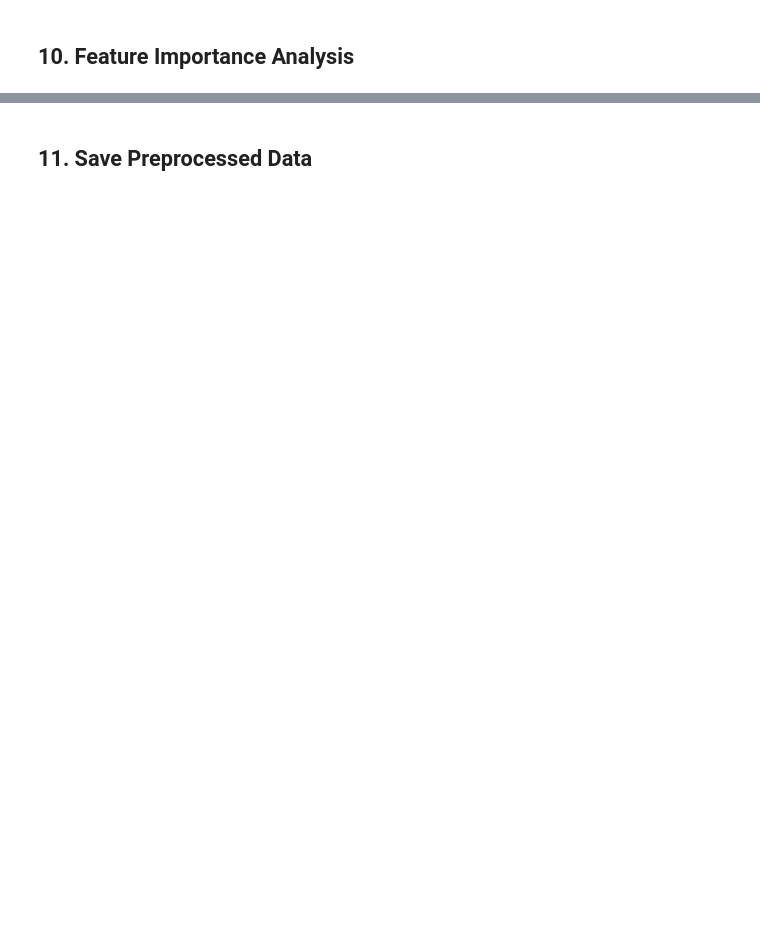
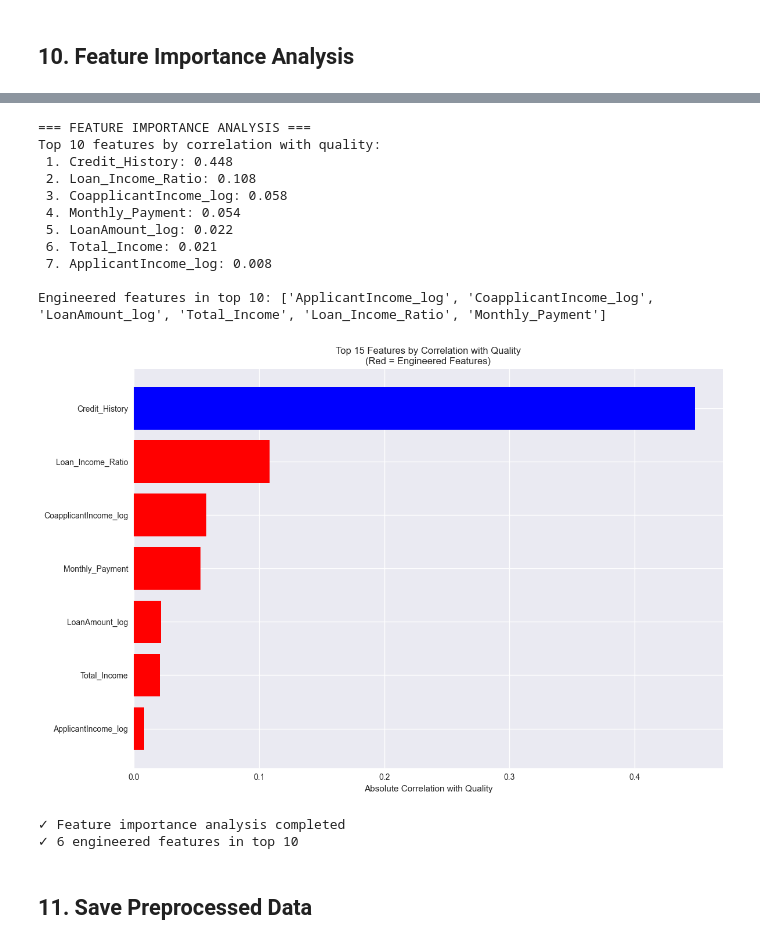
Before and after one commit to KudoroEsther/Files_Backend, a Jupyter notebook: HomeLoan_Preprocessing.ipynb, the cells around one changed output, grey strips where cells are left out. Drawn from its saved outputs; the diff is of its cells as text; code cells hidden in the pictures; blank space fills up the shorter version.

```diff
--- a/HomeLoan_Preprocessing.ipynb
+++ b/HomeLoan_Preprocessing.ipynb
@@ -724,3 +688,48 @@ Engineered features in top 10: ['ApplicantIncome_log', 'CoapplicantIncome_log',
+# %%
+# Feature importance analysis to validate EDA-based engineering
+print("=== FEATURE IMPORTANCE ANALYSIS ===")
+
+# Calculate correlation with target for all features
+feature_correlations = X_train.corrwith(y_train).abs().sort_values(ascending=False)
+
+print("Top 10 features by correlation with quality:")
+for i, (feature, corr) in enumerate(feature_correlations.head(10).items(),1):
+    print(f"{i:2d}. {feature}: {corr:.3f}")
+
+# Check if engineered features are among top features
+engineered_features = [col for col in X_train.columns if any(keyword in col.lower() for keyword in ["total", "ratio", "monthly", "log"])]
+print(f"\nEngineered features in top 10: {[f for f in engineered_features if f in feature_correlations.head(10).index]}")
+
+#Visualize feature importance
+plt.figure(figsize=(12,8))
+top_features = feature_correlations.head(15)
+colors = ['red' if any(keyword in f.lower() for keyword in ["total", "ratio", "monthly", "log"])else 'blue' for f in top_features.index]
+
+plt.barh(range(len(top_features)), top_features.values, color=colors)
+plt.yticks(range(len(top_features)), top_features.index)
+plt.xlabel("Absolute Correlation with Quality")
+plt.title('Top 15 Features by Correlation with Quality\n(Red = Engineered Features)')
+plt.gca().invert_yaxis()
+plt.tight_layout()
+plt.show()
+
+print(f"\n✓ Feature importance analysis completed")
+print(f"✓ {len([f for f in engineered_features if f in feature_correlations.head(10).index])} engineered features in top 10")
+# %% [output]
+=== FEATURE IMPORTANCE ANALYSIS ===
+Top 10 features by correlation with quality:
+ 1. Credit_History: 0.448
+ 2. Loan_Income_Ratio: 0.108
+ 3. CoapplicantIncome_log: 0.058
+ 4. Monthly_Payment: 0.054
+ 5. LoanAmount_log: 0.022
+ 6. Total_Income: 0.021
+ 7. ApplicantIncome_log: 0.008
+
+Engineered features in top 10: ['ApplicantIncome_log', 'CoapplicantIncome_log', 'LoanAmount_log', 'Total_Income', 'Loan_Income_Ratio', 'Monthly_Payment']
+[figure, added]
+✓ Feature importance analysis completed
+✓ 6 engineered features in top 10
 # %% [markdown]
 ## 11. Save Preprocessed Data
 # %%
```
Also changed, not shown: parts of 20 cells of this notebook.
